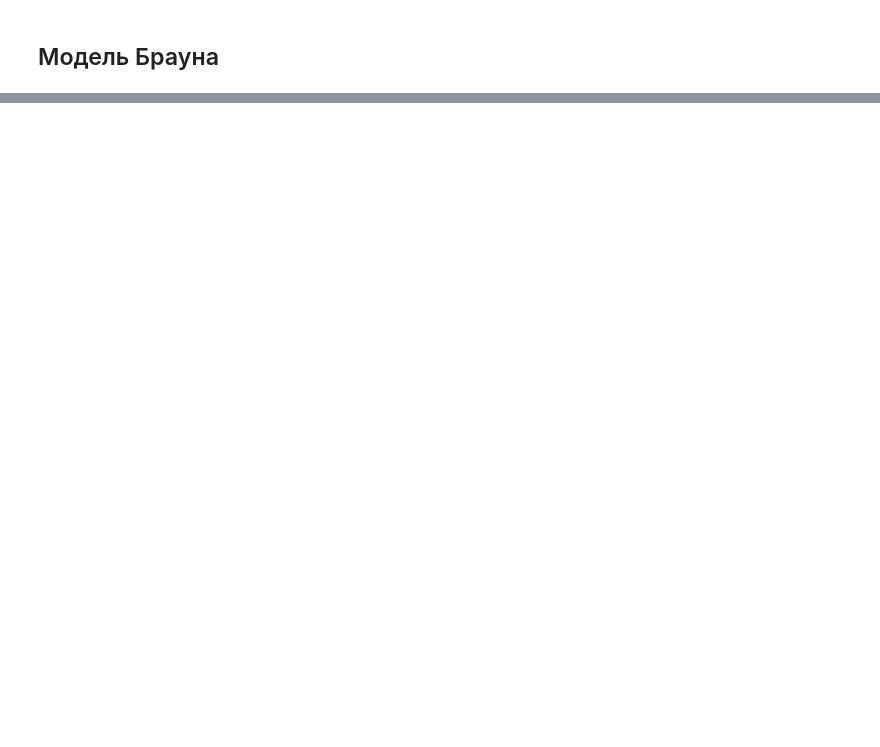
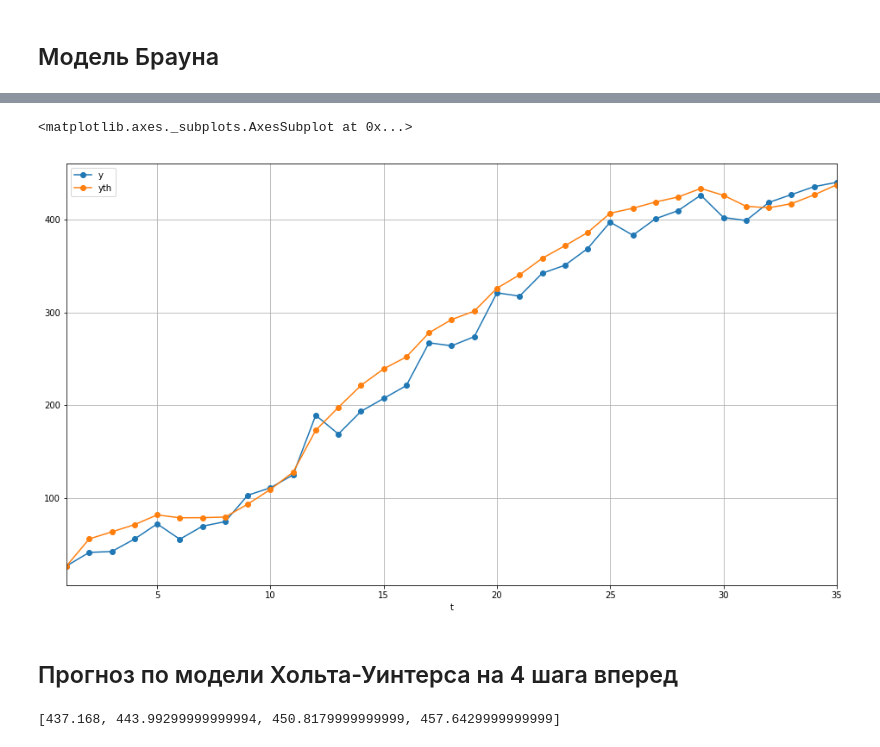
Before and after one commit to KnsRoo/DiscriminantAnalysis, a Jupyter notebook: rgr/DataSeries Analysis.ipynb, the cells around one changed output, grey strips where cells are left out. Drawn from its saved outputs; the diff is of its cells as text; code cells hidden in the pictures; blank space fills up the shorter version.

```diff
--- a/rgr/DataSeries Analysis.ipynb
+++ b/rgr/DataSeries Analysis.ipynb
@@ -146,0 +181,24 @@ data.plot(x = 't', y = ['y','yth', 'pred'], figsize=(16, 9), grid = True, marker
+# %%
+a, b = 0.4, 0.01
+g, d = 1 - alpha, 1 - beta
+# %%
+y = data.iloc[:, 1]
+Ft = [y[0]]
+St = [y[1]-y[0]]
+yth = [y[0]]
+e = [y[0]-yth[0]]
+for i in range(1,len(y)):
+    Fi = alpha*y[i]+g*(Ft[i-1]+St[i-1])
+    Ft.append(round(Fi,2))
+    Si = beta*(Ft[i]-Ft[i-1])+d*St[i-1]
+    St.append(round(Si,2))
+    yi = Ft[i]+St[i]
+    yth.append(yi)
+    e.append(y[i]-yi)
+# %%
+holt_winters_model = data.copy()
+holt_winters_model.insert(2, 'Ft', Ft)
+holt_winters_model.insert(3, 'St', St)
+holt_winters_model.insert(4, 'yth', yth)
+holt_winters_model.insert(5, 'e', e)
+HTML(holt_winters_model.to_html(index = False))
@@ -146,0 +223,16 @@ data.plot(x = 't', y = ['y','yth', 'pred'], figsize=(16, 9), grid = True, marker
+# %%
+holt_winters_model.plot(x = 't', y = ['y','yth'], figsize=(16, 9), grid = True, marker='o')
+# %% [output]
+<matplotlib.axes._subplots.AxesSubplot at 0x...>
+[figure, added]
+# %% [markdown]
+## Прогноз по модели Хольта-Уинтерса на 4 шага вперед
+# %%
+p = []
+l = len(yth)
+for i in range(1,TAU+1):
+    yi = Fi+((l+i)-l)*Si
+    p.append(yi)
+print(p)
+# %% [output]
+[437.168, 443.99299999999994, 450.8179999999999, 457.6429999999999]
```
Also changed, not shown: parts of 56 cells of this notebook.
